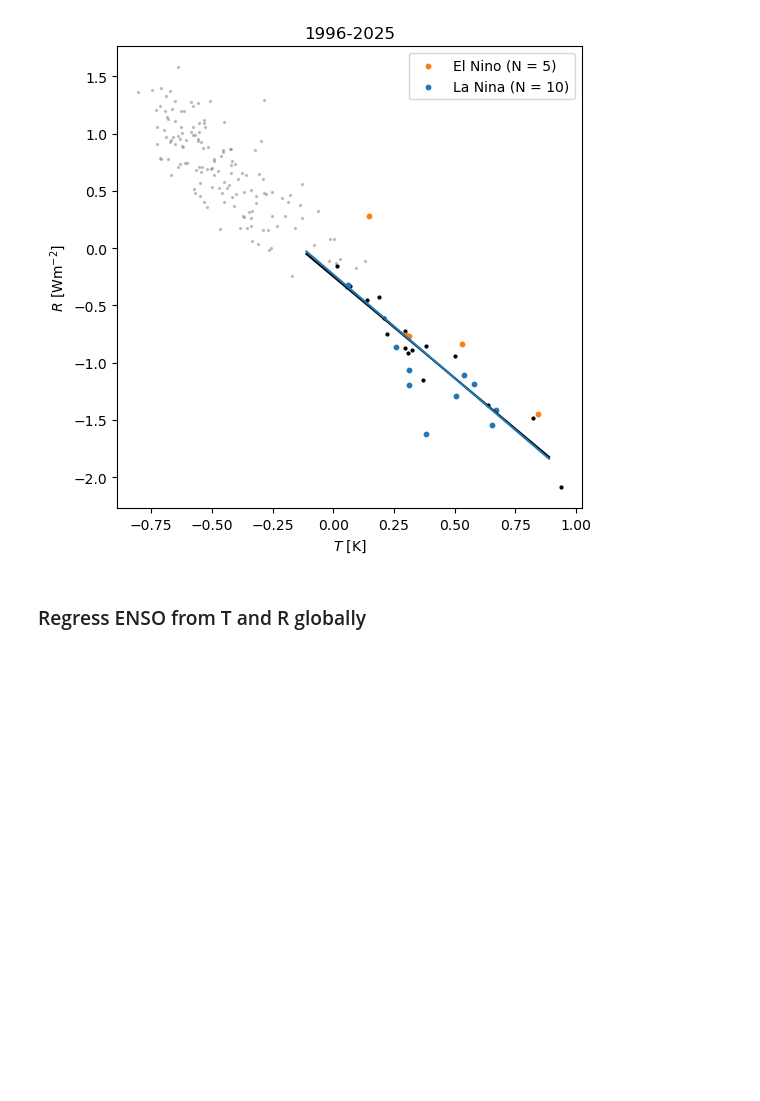
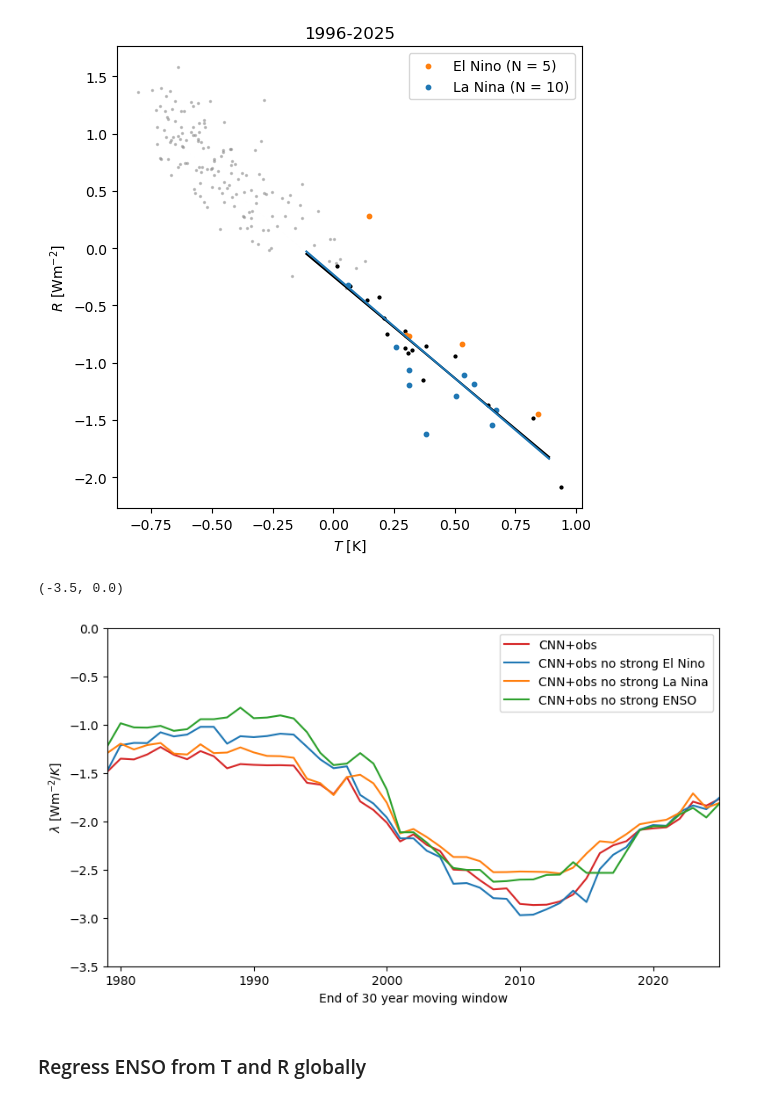
Before and after one commit to SnnVL/CNN_RadiativeResponse, a Jupyter notebook: FeedbackManuscriptPlots.ipynb, the cells around one changed output. Saved outputs shown, nothing was run; the diff lists cells and outputs as text; code cells hidden in the pictures; blank space fills up the shorter version.

```diff
--- a/FeedbackManuscriptPlots.ipynb
+++ b/FeedbackManuscriptPlots.ipynb
@@ -124,7 +124,7 @@ for obs_name in OBS_NAMES:
     if enso:
         obs_dict[obs_name]['config']['expname'] = obs_dict[obs_name]['config']['expname'] + '_no_' + enso
 
-        if obs_name == 'noaaglobaltemp' and enso == 'pdo':
+        if (obs_name == 'noaaglobaltemp' or obs_name == 'dcent') and enso == 'pdo':
             obs_dict[obs_name]['config']['datamaker']['data_period'] = '_no_pdo_1854-2025'
         else:
             obs_dict[obs_name]['config']['datamaker']['data_period'] = '_no_' + enso + obs_dict[obs_name]['config']['datamaker']['data_period']
@@ -607,6 +607,10 @@ print(obs_dict['all_l_yrs'][np.argmin(np.nanmean(obs_dict['all_l_obs'],axis=0))]
 2011 1894
 # %%
 if SAVE_FIGS:
+
+    sfx = '.nc'
+    if enso:
+        sfx = '_no_' + enso + '.nc'
 
     # Models
     for dj, (DATA_NAME, DATA_LBL) in enumerate(zip(
@@ -702,7 +706,7 @@ if SAVE_FIGS:
                 'T': da_T,
             },
         )
-        ds.to_netcdf("./figures/RTl_"+NETW_NAME+"_"+DATA_LBL+".nc")
+        ds.to_netcdf("./figures/RTl_"+NETW_NAME+"_"+DATA_LBL+sfx)
 
     # OBSERVATIONAL DATA
     da_l = xr.DataArray(
@@ -758,7 +762,7 @@ if SAVE_FIGS:
         },
     )
 
-    ds.to_netcdf("./figures/RTl_"+NETW_NAME+"_reconstructions.nc")
+    ds.to_netcdf("./figures/RTl_"+NETW_NAME+"_reconstructions"+sfx)
 
 
 
@@ -843,7 +847,7 @@ if SAVE_FIGS:
         },
     )
 
-    ds.to_netcdf("./figures/NFRTl_"+NETW_NAME+"_satellite.nc")
+    ds.to_netcdf("./figures/NFRTl_"+NETW_NAME+"_satellite"+sfx)
 # %%
 fig, ax = plt.subplots(1,1,figsize=(5,5))
 ax.plot([-4,0],[-4,0],'k--',linewidth=1)
@@ -1623,7 +1627,8 @@ for loc_str in ('SEP','SEA','NEP','SO','WPWP','IO','NA','all','ocean','land','ni
 # %%
 l_dct_locs = {}
 
-for jj, loc_str in enumerate(('SEP','SEA','NA','IO','NEP','SO','WPWP','nino3','nino4','nino34','all','ocean','land')):
+# for jj, loc_str in enumerate(('SEP','SEA','NA','IO','NEP','SO','WPWP','nino3','nino4','nino34','all','ocean','land')):
+for jj, loc_str in enumerate(('SEP','NEP','SO','WPWP','nino3','nino4',)):
 
     fig, ax = plt.subplots(1,1,figsize=(8,3))
 
@@ -2030,3 +2080,49 @@ lambda_enso_free 1996-2025: -1.8 Wm^-2/K
+# %%
+fig, ax = plt.subplots(1,1,figsize=(9,5))
+
+iy_79 = np.where(obs_dict['all_l_yrs']>=1979)[0]
+
+ax.plot(
+    obs_dict['all_l_yrs'][iy_79],
+    np.nanmean(obs_dict['all_l_obs'],axis=0)[iy_79],
+    color=plotting.npcols[3],
+    label="CNN+obs",
+)
+ax.plot(
+    obs_dict['all_l_yrs'][iy_79],
+    np.nanmean(obs_dict['all_l_obs_strong_o'],axis=0)[iy_79],
+    color=plotting.npcols[0],
+    label="CNN+obs no strong El Nino",
+)
+ax.plot(
+    obs_dict['all_l_yrs'][iy_79],
+    np.nanmean(obs_dict['all_l_obs_strong_a'],axis=0)[iy_79],
+    color=plotting.npcols[1],
+    label="CNN+obs no strong La Nina",
+)
+ax.plot(
+    obs_dict['all_l_yrs'][iy_79],
+    np.nanmean(obs_dict['all_l_obs_strong'],axis=0)[iy_79],
+    color=plotting.npcols[2],
+    label="CNN+obs no strong ENSO",
+)
+
+
+if SAVE_FIGS:
+    utils.write_lines(
+        './figures/data/l_no_RONI_1_years_'+NETW_NAME+'_obs_avg.dat',
+        obs_dict['all_l_yrs'][iy_79],
+        np.nanmean(obs_dict['all_l_obs_strong'],axis=0)[iy_79],
+    )
+
+ax.legend()
+ax.set_xlabel("End of 30 year moving window")
+ax.set_ylabel("$\lambda$ [Wm$^{-2}/K$]")
+ax.set_xlim(1979,2025)
+ax.set_ylim(-3.5,0)
+# %% [output]
+(-3.5, 0.0)
+[figure, added]
 # %% [markdown]
 ### Regress ENSO from T and R globally
 # %%
```
Also changed, not shown: parts of 4 cells of this notebook.
